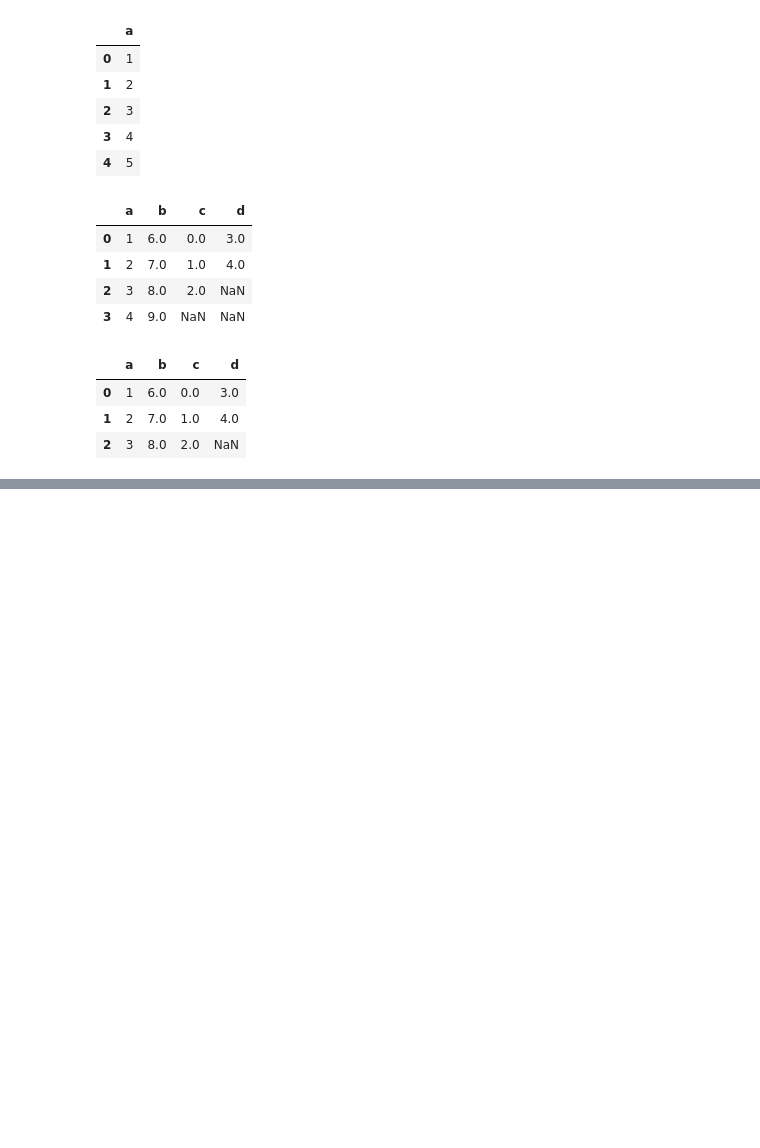
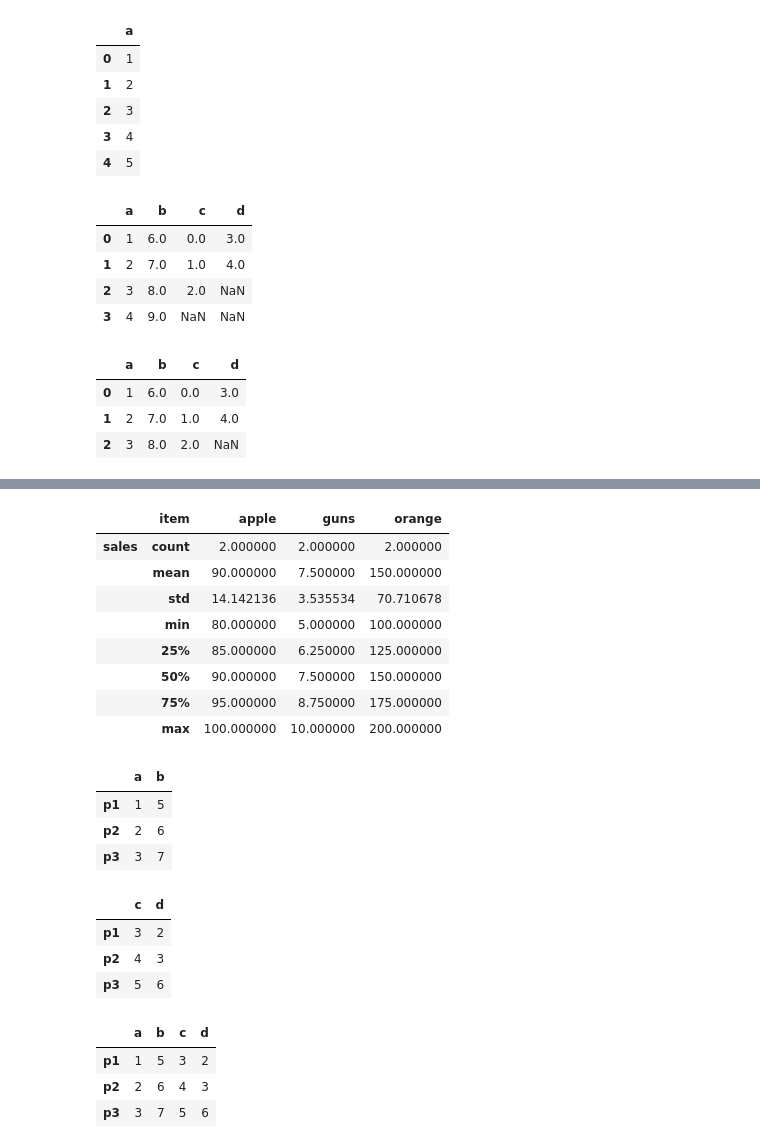
Before and after one commit to utsaverma2001-crypto/Machine-Learning, a Jupyter notebook: Python-for-Data-Visualization/Pandas.ipynb, the cells around one changed output, grey strips where cells are left out. Cells and saved outputs as stored; diff of their text form; code cells hidden in the pictures; blank space fills up the shorter version.

```diff
--- a/Python-for-Data-Visualization/Pandas.ipynb
+++ b/Python-for-Data-Visualization/Pandas.ipynb
@@ -206,0 +264,12 @@ df.dropna(thresh=3)
+# %%
+x.describe().transpose()
+# %% [output]
+|  | item | apple | guns | orange |
+| sales | count | 2.000000 | 2.000000 | 2.000000 |
+|  | mean | 90.000000 | 7.500000 | 150.000000 |
+|  | std | 14.142136 | 3.535534 | 70.710678 |
+|  | min | 80.000000 | 5.000000 | 100.000000 |
+|  | 25% | 85.000000 | 6.250000 | 125.000000 |
+|  | 50% | 90.000000 | 7.500000 | 150.000000 |
+|  | 75% | 95.000000 | 8.750000 | 175.000000 |
+|  | max | 100.000000 | 10.000000 | 200.000000 |
@@ -206,0 +282,21 @@ df.dropna(thresh=3)
+# %%
+x
+# %% [output]
+|  | a | b |
+| p1 | 1 | 5 |
+| p2 | 2 | 6 |
+| p3 | 3 | 7 |
+# %%
+y
+# %% [output]
+|  | c | d |
+| p1 | 3 | 2 |
+| p2 | 4 | 3 |
+| p3 | 5 | 6 |
+# %%
+x.join(y)
+# %% [output]
+|  | a | b | c | d |
+| p1 | 1 | 5 | 3 | 2 |
+| p2 | 2 | 6 | 4 | 3 |
+| p3 | 3 | 7 | 5 | 6 |
```
Also changed, not shown: parts of 42 cells of this notebook.
